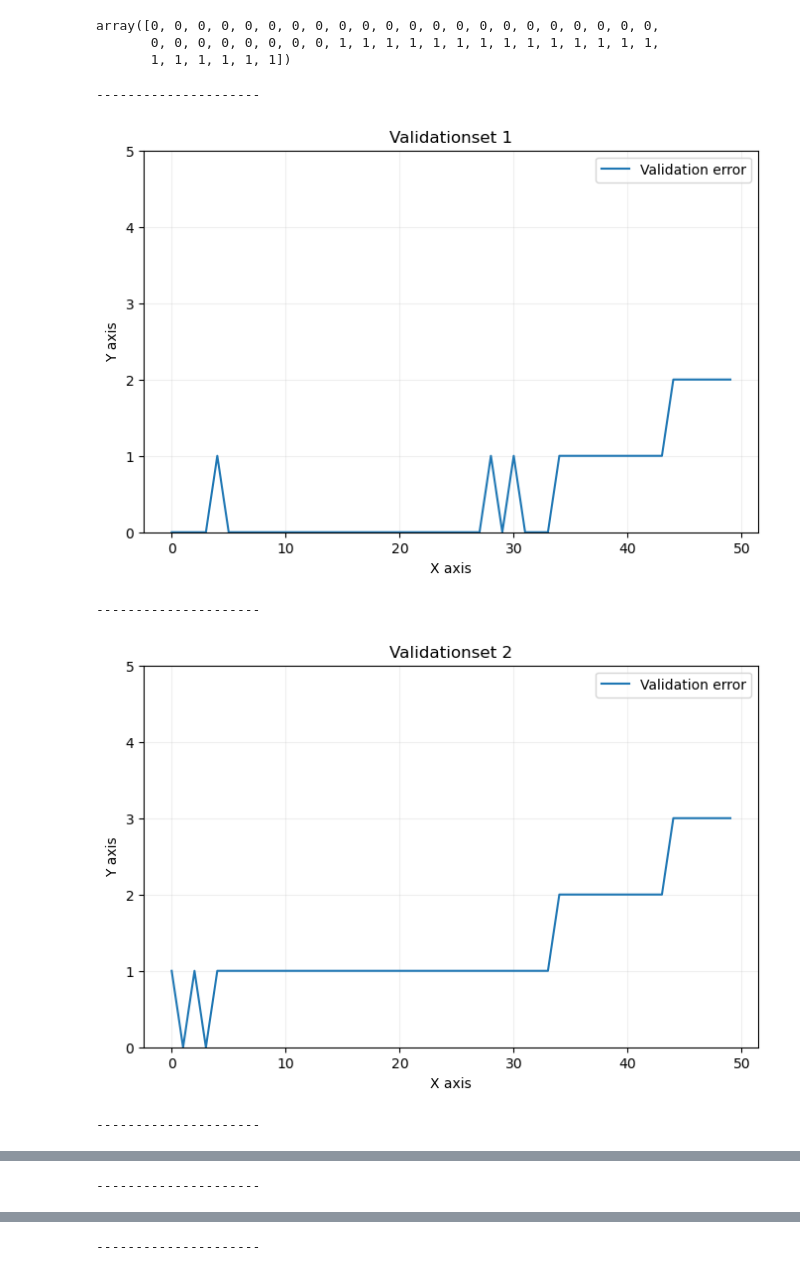
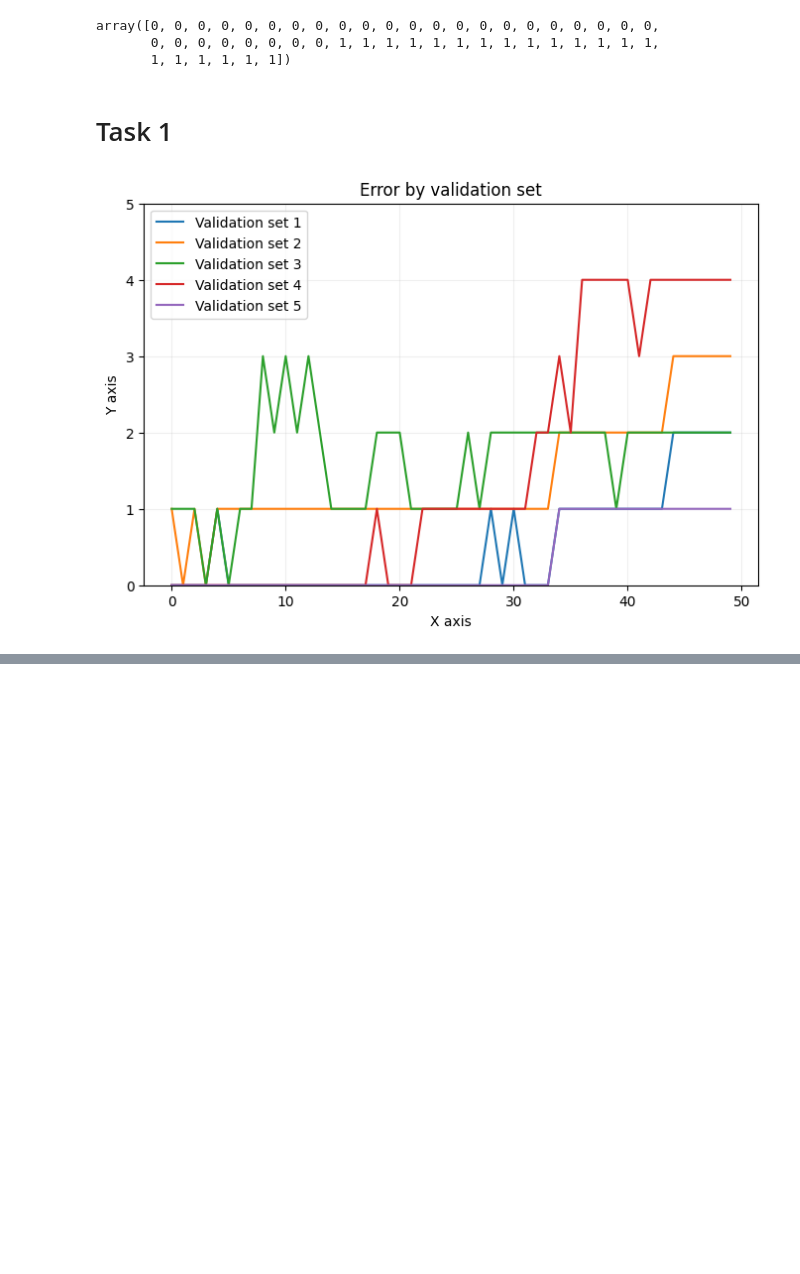
Before and after one commit to Husted42/machineLearning, a Jupyter notebook: 1/task1.ipynb, the cells around one changed output, grey strips where cells are left out. Cells and saved outputs as stored; diff of their text form; code cells hidden in the pictures; blank space fills up the shorter version.

```diff
--- a/1/task1.ipynb
+++ b/1/task1.ipynb
@@ -86,12 +90,12 @@ def splitVal(data, i, n, m):
 def plotValError(m, valError, valSet):
     # Dummy data, x and y
     x = np.arange(m)
-    y = valError
     some_parameter = valSet
     # Initialise figure (fig) and axis (ax)
     fig, ax = plt.subplots(figsize=(8,5))
     # Plot in axis, add label to data
-    ax.plot(x, y, label='Validation error') # (*)
+    for i in range (len(valError)):
+        ax.plot(x, valError[i], label='Validation set ' + str(i+1) )
     # Set labels and title
     ax.set_xlabel('X axis')
     ax.set_ylabel('Y axis')
@@ -100,29 +104,29 @@ def plotValError(m, valError, valSet):
     ax.grid(alpha=0.2)
     # Set axes limits
     ax.set_ylim(0,5)
-    # Add legend (remember to label the data as shown above (*))
+    # Add legend )
     ax.legend()
     # Show plot
     plt.show()
     # Save plot to some local path
     fig.savefig('validation_err.png')
+# %% [markdown]
+# Task 1
 # %%
 m = 50
 n = 5
 
-for i in range (5):
-    print('---------------------')
-    X_val = splitVal(data_matrix, i, n, m)
-    Y_val = splitVal(labels, i, n, m)
-    sumLst = np.zeros(m)
-    for x in range (len(X_val)):
-        something = knn(X_train, Y_train, X_val[x], Y_val[x])
-        sumLst = sumLst + something
-    valName = 'Validationset ' + str(i+1)
-    plotValError(m, sumLst, valName)
+def solution1():
+    lst = []
+    for i in range (5):
+        X_val = splitVal(data_matrix, i, n, m)
+        Y_val = splitVal(labels, i, n, m)
+        sumLst = np.zeros(m)
+        for x in range (len(X_val)):
+            something = knn(X_train, Y_train, X_val[x], Y_val[x])
+            sumLst = sumLst + something
+        lst.append(sumLst)
+    plotValError(m, lst, 'Error by validation set')
+solution1()
 # %% [output]
----------------------
-[figure, old version]
+[figure, new version]
----------------------
-[figure, removed]
----------------------
@@ -130 +132,0 @@ for i in range (5):
----------------------
@@ -132 +132,0 @@ for i in range (5):
----------------------
```
Also changed, not shown: parts of 3 cells of this notebook, 1 other file.
